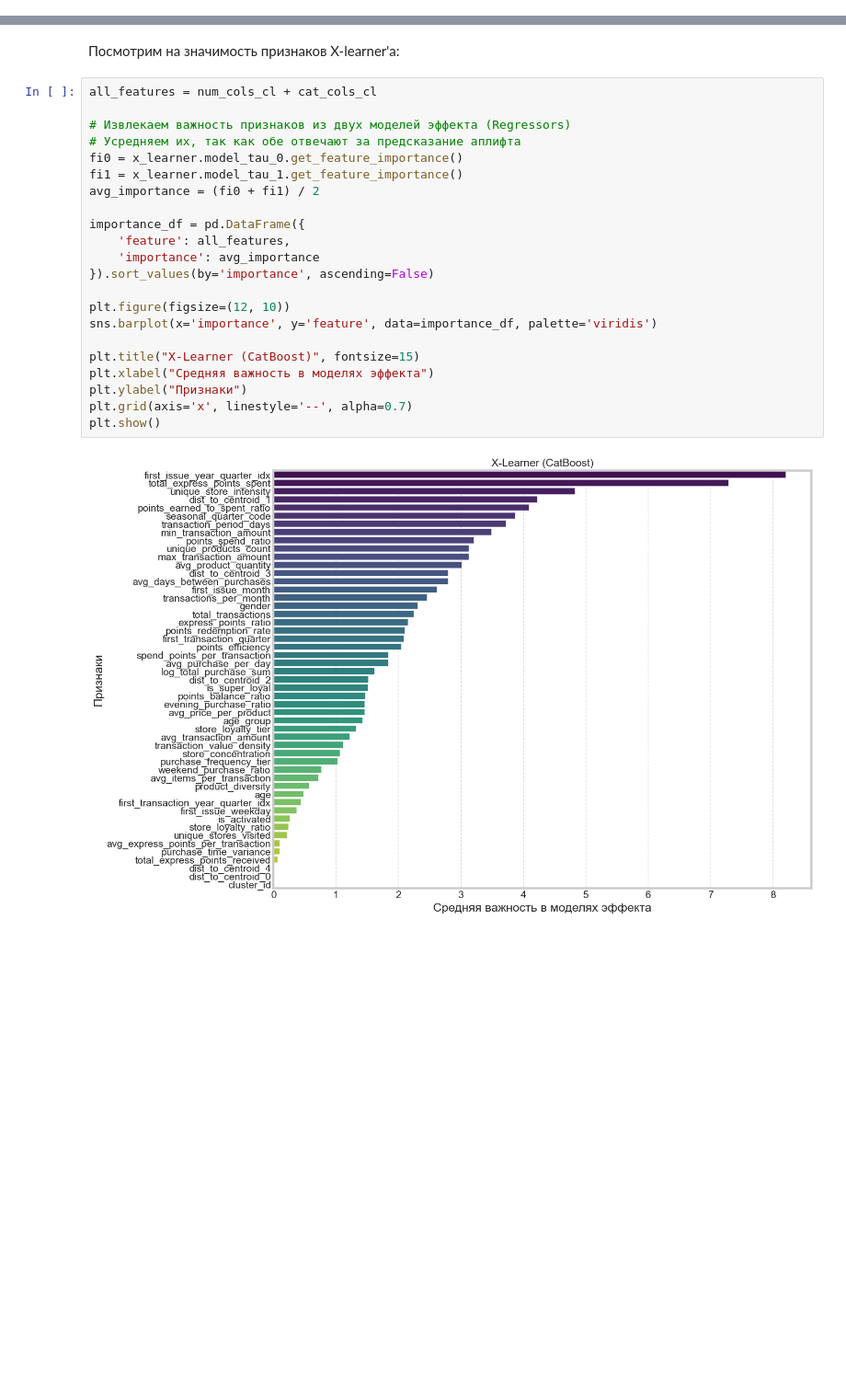
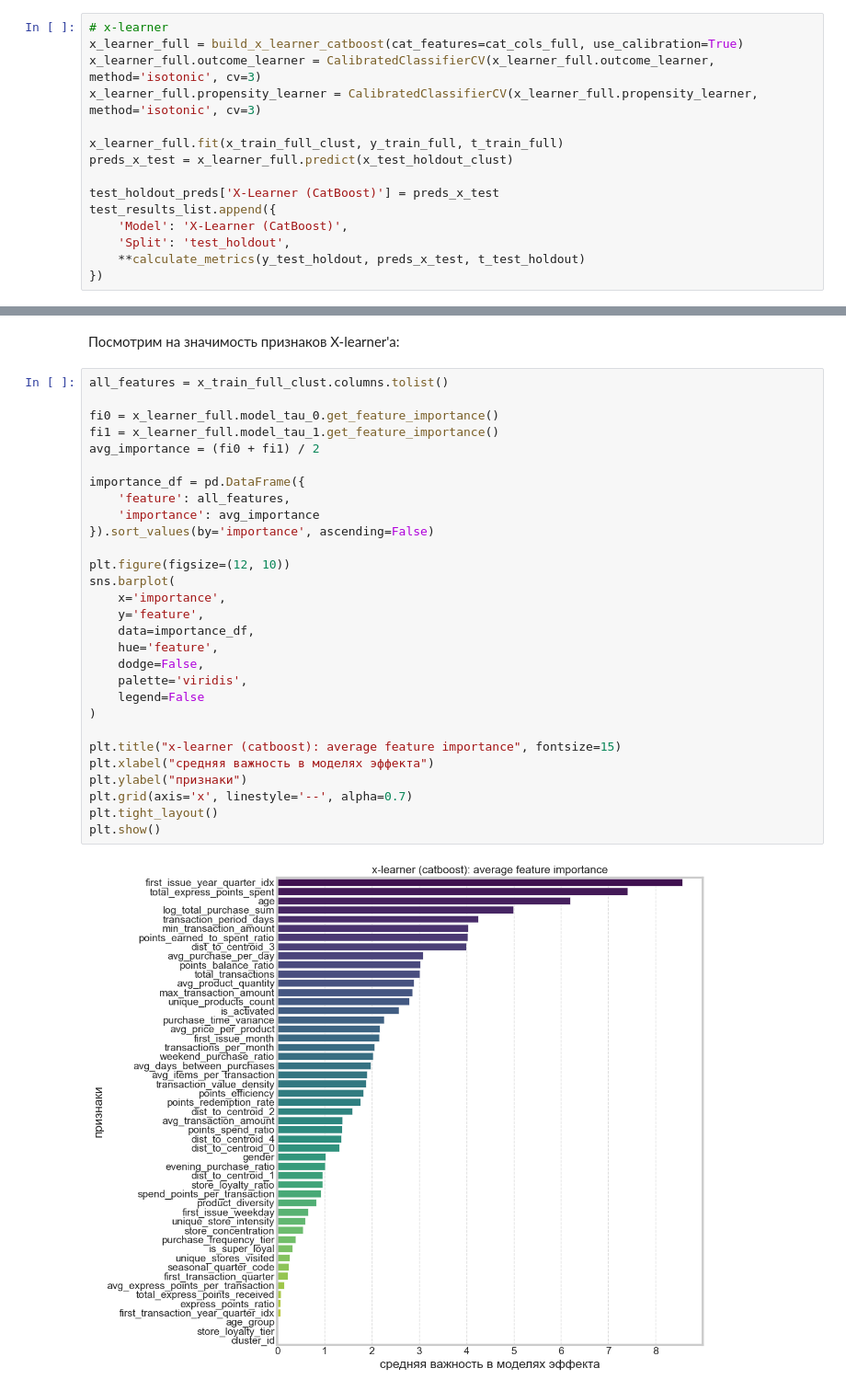
Before and after one commit to VShilovich/uplift-modeling-hse, a Jupyter notebook: Classic-ml-models/jupyter_results_comparison/All_models-new_feats_analysis.ipynb, the cells around one changed output, grey strips where cells are left out. Shown at 92% size. Saved outputs shown, nothing was run; the diff lists cells and outputs as text; blank space fills up the shorter version.

Commit message:
Updated model analysis based on critique and uplift metrics

```diff
--- a/Classic-ml-models/jupyter_results_comparison/All_models-new_feats_analysis.ipynb
+++ b/Classic-ml-models/jupyter_results_comparison/All_models-new_feats_analysis.ipynb
@@ -239,0 +490,15 @@ for fold, (train_idx, test_idx) in enumerate(skf.split(X_all, strata)):
+# %%
+# x-learner
+x_learner_full = build_x_learner_catboost(cat_features=cat_cols_full, use_calibration=True)
+x_learner_full.outcome_learner = CalibratedClassifierCV(x_learner_full.outcome_learner, method='isotonic', cv=3)
+x_learner_full.propensity_learner = CalibratedClassifierCV(x_learner_full.propensity_learner, method='isotonic', cv=3)
+
+x_learner_full.fit(x_train_full_clust, y_train_full, t_train_full)
+preds_x_test = x_learner_full.predict(x_test_holdout_clust)
+
+test_holdout_preds['X-Learner (CatBoost)'] = preds_x_test
+test_results_list.append({
+    'Model': 'X-Learner (CatBoost)',
+    'Split': 'test_holdout',
+    **calculate_metrics(y_test_holdout, preds_x_test, t_test_holdout)
+})
@@ -553,27 +805,34 @@ plt.show()
 # %% [markdown]
 Посмотрим на значимость признаков X-learner'а:
 # %%
-all_features = num_cols_cl + cat_cols_cl
+all_features = x_train_full_clust.columns.tolist()
 
-# Извлекаем важность признаков из двух моделей эффекта (Regressors)
-# Усредняем их, так как обе отвечают за предсказание аплифта
-fi0 = x_learner.model_tau_0.get_feature_importance()
-fi1 = x_learner.model_tau_1.get_feature_importance()
+fi0 = x_learner_full.model_tau_0.get_feature_importance()
+fi1 = x_learner_full.model_tau_1.get_feature_importance()
 avg_importance = (fi0 + fi1) / 2
 
 importance_df = pd.DataFrame({
     'feature': all_features,
     'importance': avg_importance
 }).sort_values(by='importance', ascending=False)
 
 plt.figure(figsize=(12, 10))
-sns.barplot(x='importance', y='feature', data=importance_df, palette='viridis')
+sns.barplot(
+    x='importance',
+    y='feature',
+    data=importance_df,
+    hue='feature',
+    dodge=False,
+    palette='viridis',
+    legend=False
+)
 
-plt.title("X-Learner (CatBoost)", fontsize=15)
-plt.xlabel("Средняя важность в моделях эффекта")
-plt.ylabel("Признаки")
+plt.title("x-learner (catboost): average feature importance", fontsize=15)
+plt.xlabel("средняя важность в моделях эффекта")
+plt.ylabel("признаки")
 plt.grid(axis='x', linestyle='--', alpha=0.7)
+plt.tight_layout()
 plt.show()
 # %% [output]
-[figure, old version]
+[figure, new version]
 # %%
```
Also changed, not shown: parts of 28 cells of this notebook, 1 other file.
